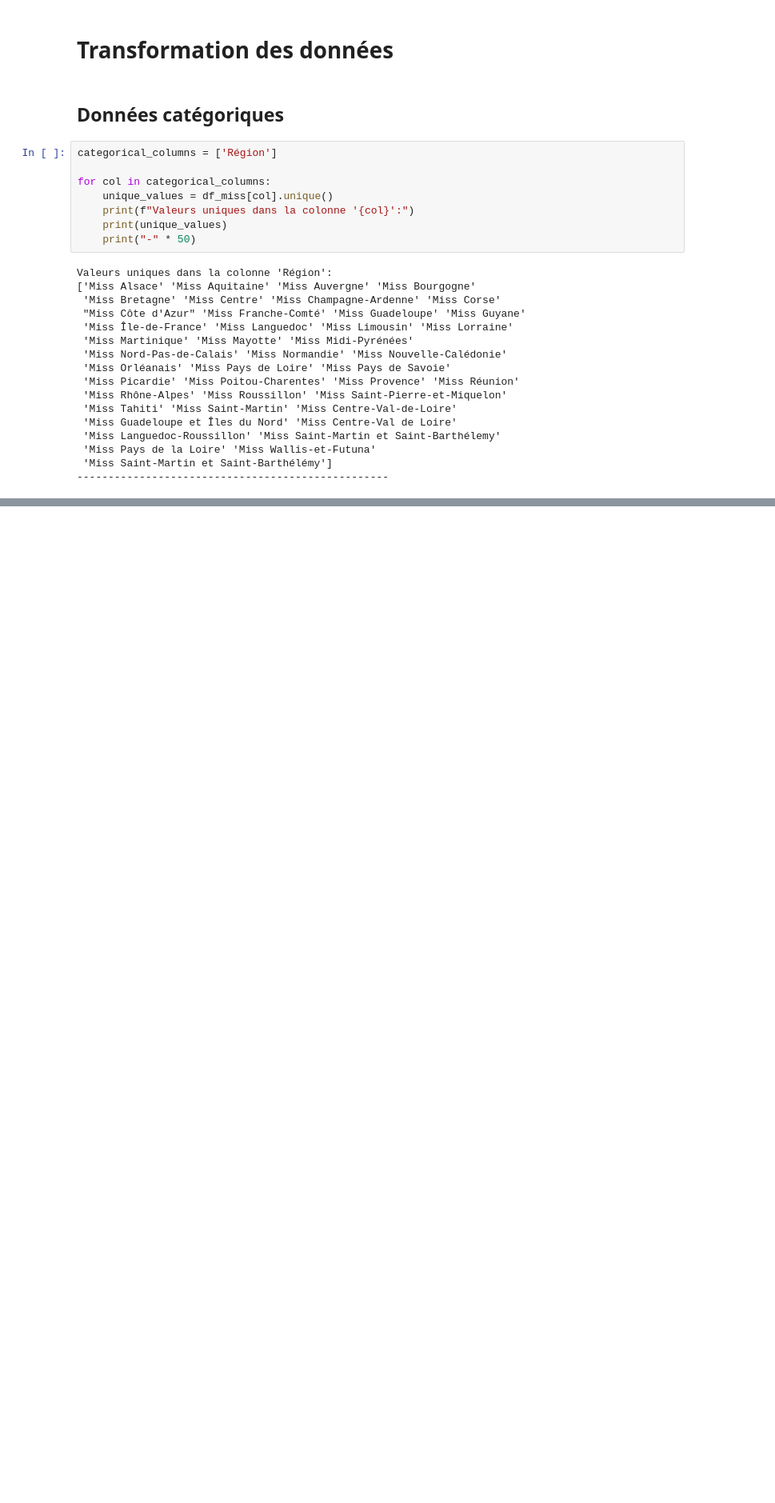
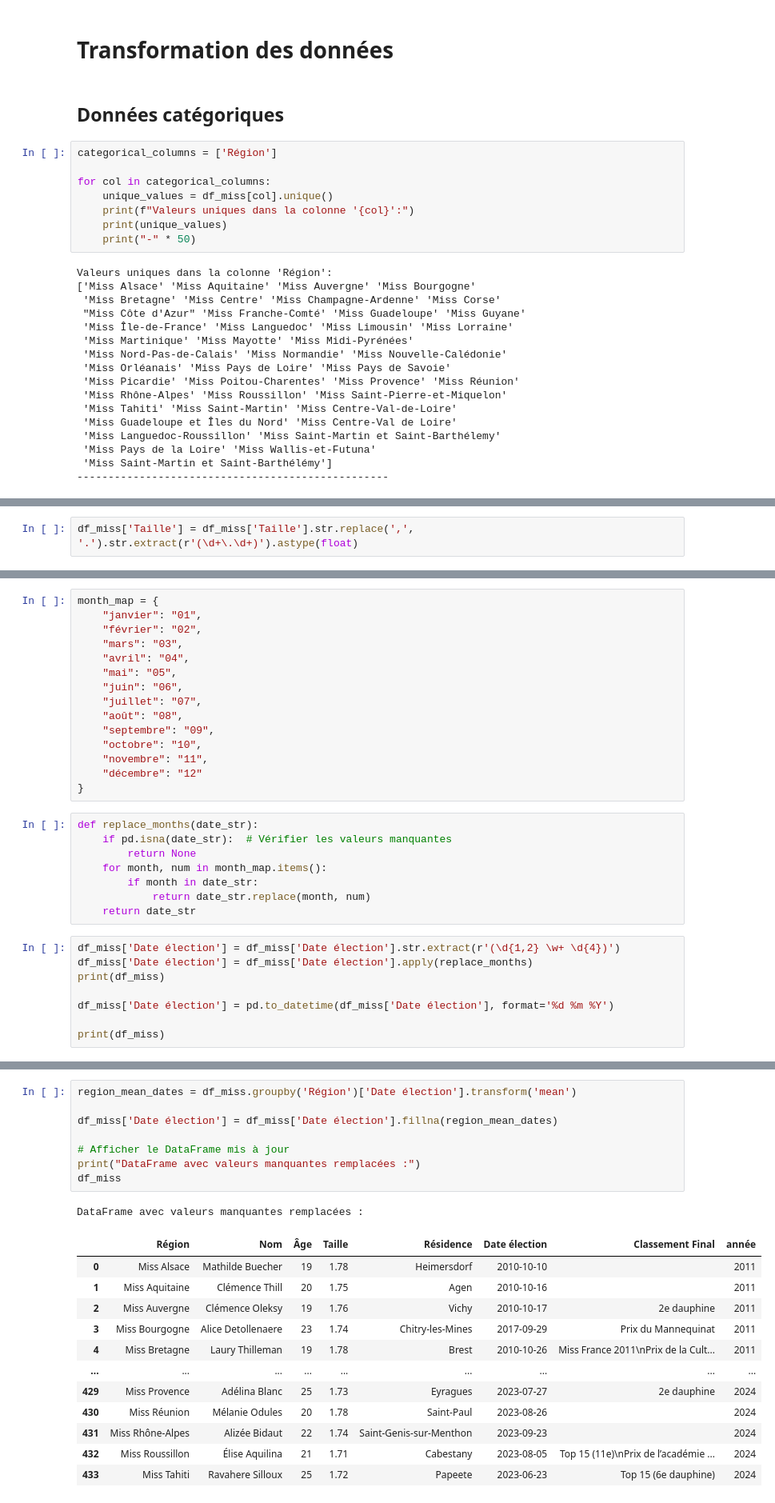
Before and after one commit to lazychach/Prediction_Miss_France, a Jupyter notebook: get data/scrapping.ipynb, the cells around one changed output, grey strips where cells are left out. Shown: that part at 80% size. Cells and saved outputs as stored; diff of their text form; blank space fills up the shorter version.

```diff
--- a/get data/scrapping.ipynb
+++ b/get data/scrapping.ipynb
@@ -298,0 +319,2 @@ Valeurs uniques après nettoyage :
+# %%
+df_miss['Taille'] = df_miss['Taille'].str.replace(',', '.').str.extract(r'(\d+\.\d+)').astype(float)
@@ -298,0 +330,31 @@ Valeurs uniques après nettoyage :
+# %%
+month_map = {
+    "janvier": "01",
+    "février": "02",
+    "mars": "03",
+    "avril": "04",
+    "mai": "05",
+    "juin": "06",
+    "juillet": "07",
+    "août": "08",
+    "septembre": "09",
+    "octobre": "10",
+    "novembre": "11",
+    "décembre": "12"
+}
+# %%
+def replace_months(date_str):
+    if pd.isna(date_str):  # Vérifier les valeurs manquantes
+        return None
+    for month, num in month_map.items():
+        if month in date_str:
+            return date_str.replace(month, num)
+    return date_str
+# %%
+df_miss['Date élection'] = df_miss['Date élection'].str.extract(r'(\d{1,2} \w+ \d{4})')
+df_miss['Date élection'] = df_miss['Date élection'].apply(replace_months)
+print(df_miss)
+
+df_miss['Date élection'] = pd.to_datetime(df_miss['Date élection'], format='%d %m %Y')
+
+print(df_miss)
@@ -298,0 +402,22 @@ Valeurs uniques après nettoyage :
+# %%
+region_mean_dates = df_miss.groupby('Région')['Date élection'].transform('mean')
+
+df_miss['Date élection'] = df_miss['Date élection'].fillna(region_mean_dates)
+
+# Afficher le DataFrame mis à jour
+print("DataFrame avec valeurs manquantes remplacées :")
+df_miss
+# %% [output]
+DataFrame avec valeurs manquantes remplacées :
+|  | Région | Nom | Âge | Taille | Résidence | Date élection | Classement Final | année |
+| 0 | Miss Alsace | Mathilde Buecher | 19 | 1.78 | Heimersdorf | 2010-10-10 |  | 2011 |
+| 1 | Miss Aquitaine | Clémence Thill | 20 | 1.75 | Agen | 2010-10-16 |  | 2011 |
+| 2 | Miss Auvergne | Clémence Oleksy | 19 | 1.76 | Vichy | 2010-10-17 | 2e dauphine | 2011 |
+| 3 | Miss Bourgogne | Alice Detollenaere | 23 | 1.74 | Chitry-les-Mines | 2017-09-29 | Prix du Mannequinat | 2011 |
+| 4 | Miss Bretagne | Laury Thilleman | 19 | 1.78 | Brest | 2010-10-26 | Miss France 2011\nPrix de la Cult... | 2011 |
+| ... | ... | ... | ... | ... | ... | ... | ... | ... |
+| 429 | Miss Provence | Adélina Blanc | 25 | 1.73 | Eyragues | 2023-07-27 | 2e dauphine | 2024 |
+| 430 | Miss Réunion | Mélanie Odules | 20 | 1.78 | Saint-Paul | 2023-08-26 |  | 2024 |
+| 431 | Miss Rhône-Alpes | Alizée Bidaut | 22 | 1.74 | Saint-Genis-sur-Menthon | 2023-09-23 |  | 2024 |
+| 432 | Miss Roussillon | Élise Aquilina | 21 | 1.71 | Cabestany | 2023-08-05 | Top 15 (11e)\nPrix de l’académie ... | 2024 |
+| 433 | Miss Tahiti | Ravahere Silloux | 25 | 1.72 | Papeete | 2023-06-23 | Top 15 (6e dauphine) | 2024 |
```
Also changed, not shown: parts of 71 cells of this notebook, 1 other file.
